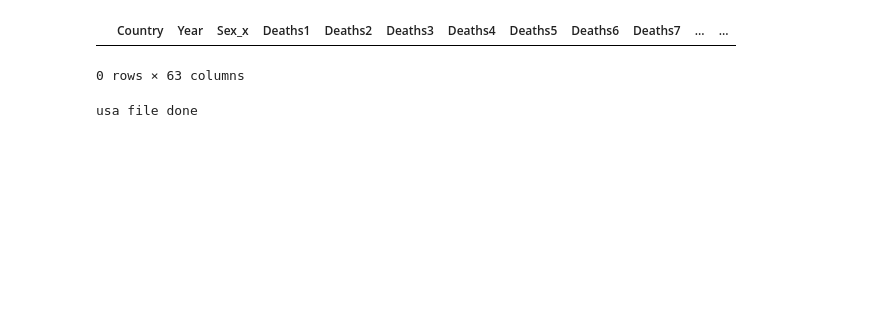
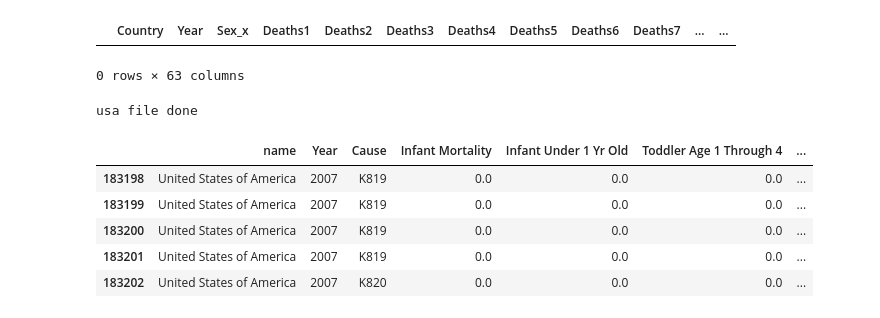
Before and after one commit to michael-grad/project-python-mortality-analysis, a Jupyter notebook: WHO_data_cleansing.ipynb, the cells around one changed output. Drawn from its saved outputs; the diff is of its cells as text; code cells hidden in the pictures; blank space fills up the shorter version.

```diff
--- a/WHO_data_cleansing.ipynb
+++ b/WHO_data_cleansing.ipynb
@@ -967,3 +979,16 @@ reduced_no_nans_df.to_csv("Output/no_nans_df.csv", index=False, header=True)
 print("usa file done")
 # %% [output]
 usa file done
+# %%
+# CELL 30 by Mike Grad
+# extract only Brazil's data and find last year of data for Brazil
+
+brazil_no_nans_df = reduced_no_nans_df.loc[(combined_data_df["name"] == "Brazil"), :]
+brazil_no_nans_df.head()
+# %% [output]
+|  | name | Year | Cause | Infant Mortality | Infant Under 1 Yr Old | Toddler Age 1 Through 4 | ... |
+| 183198 | United States of America | 2007 | K819 | 0.0 | 0.0 | 0.0 | ... |
+| 183199 | United States of America | 2007 | K819 | 0.0 | 0.0 | 0.0 | ... |
+| 183200 | United States of America | 2007 | K819 | 0.0 | 0.0 | 0.0 | ... |
+| 183201 | United States of America | 2007 | K819 | 0.0 | 0.0 | 0.0 | ... |
+| 183202 | United States of America | 2007 | K820 | 0.0 | 0.0 | 0.0 | ... |
```
Also changed, not shown: parts of 5 cells of this notebook, 1 other file.
